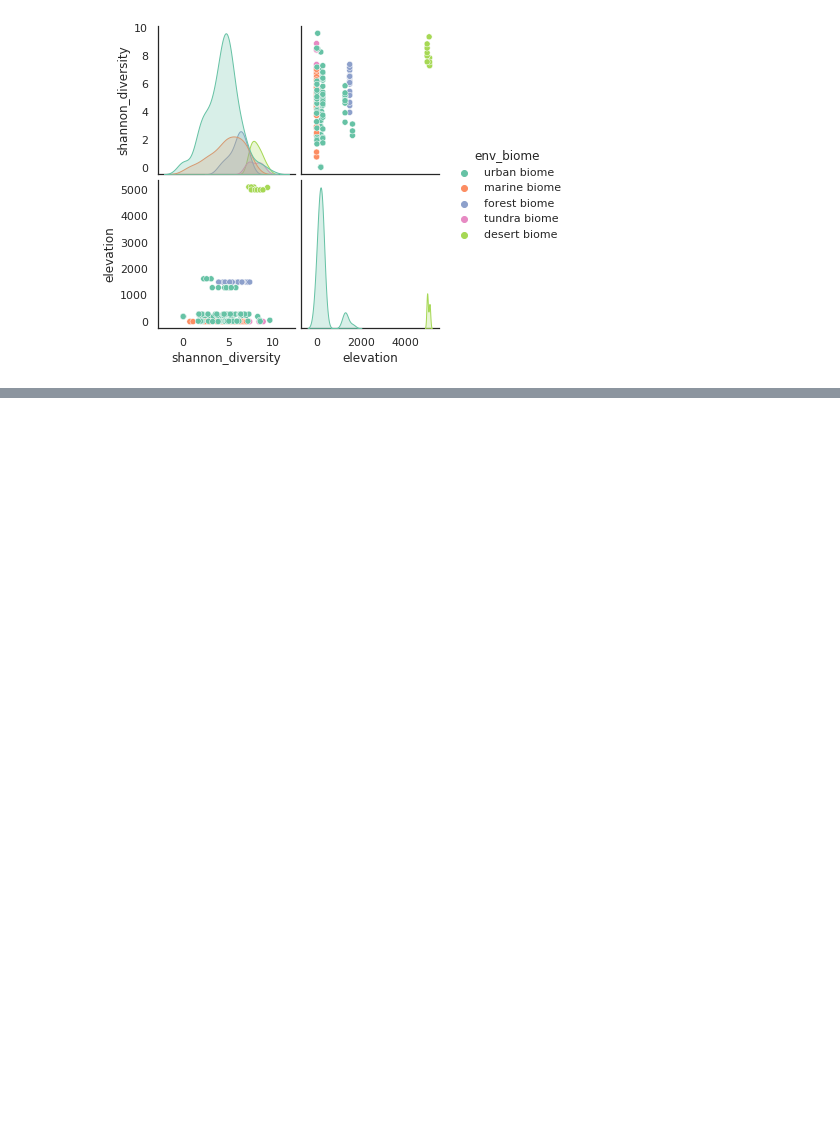
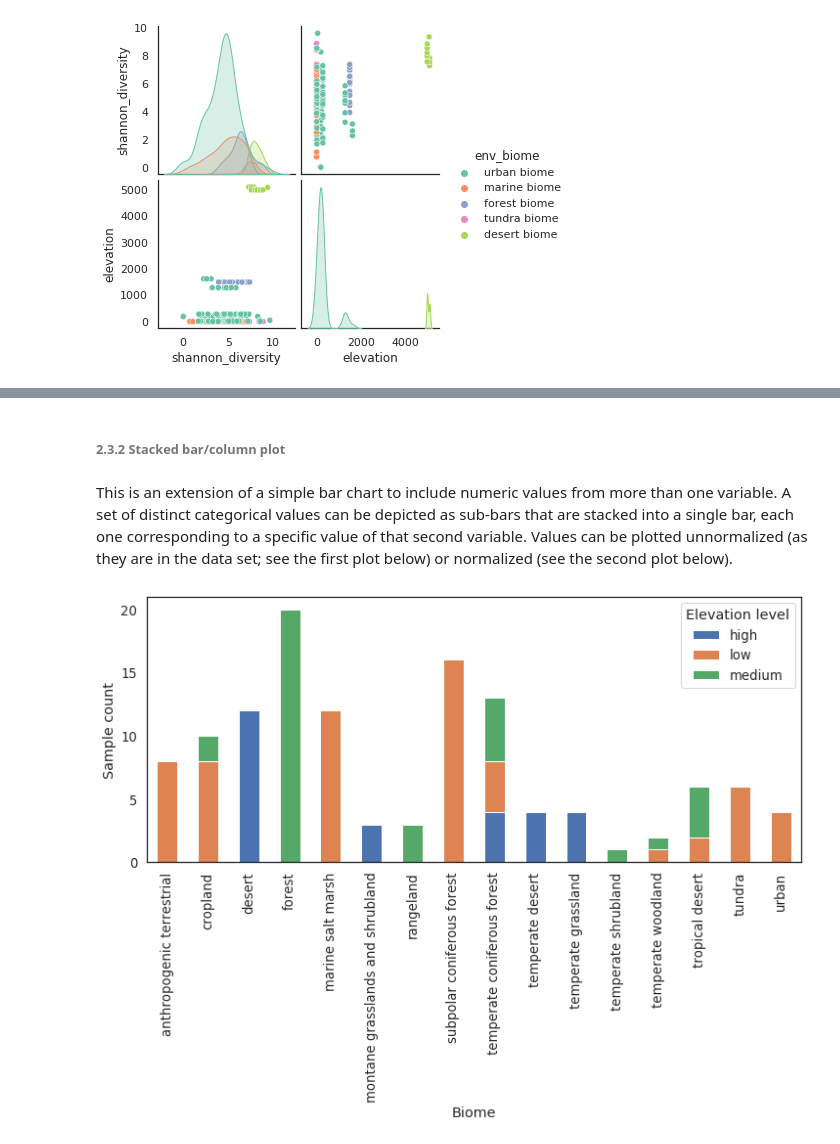
Before and after one commit to fsb-edu/DataVisualizationBook, a Jupyter notebook: DataVis_JB/chapters/chart_types.ipynb, the cells around one changed output, grey strips where cells are left out. Drawn from its saved outputs; the diff is of its cells as text; code cells hidden in the pictures; blank space fills up the shorter version.

```diff
--- a/DataVis_JB/chapters/chart_types.ipynb
+++ b/DataVis_JB/chapters/chart_types.ipynb
@@ -336,0 +370,31 @@ plt.show()
+# %% [markdown]
+###### 2.3.2 Stacked bar/column plot
+# %% [markdown]
+This is an extension of a simple bar chart to include numeric values from more than one variable. A set of distinct categorical values can be depicted as sub-bars that are stacked into a single bar, each one corresponding to a specific value of that second variable. Values can be plotted unnormalized (as they are in the data set; see the first plot below) or normalized (see the second plot below).
+# %%
+selection = (data['env_package'] == 'soil')
+subset = data.loc[selection, ['shannon_diversity', 'env_biome', 'elevation_level']]
+
+# we need to reshape the data sligthly before we can plot
+stacked = subset.groupby(['env_biome', 'elevation_level']) \
+                .count() \
+                .reset_index() \
+                .pivot('env_biome', 'elevation_level', 'shannon_diversity')
+
+sns.set(rc={'figure.figsize':(12, 5), 'font.family': ['DejaVu Sans']}, style='white')
+with sns.plotting_context("notebook", font_scale=1.2):
+    # matplotlib's bar plot
+    ax = stacked.plot(kind='bar', stacked=True)
+
+    # matplotlib's customization
+    ax.set_yticks(range(0, 21, 5))
+    ax.set_xlabel('Biome')
+    ax.set_ylabel('Sample count')
+    legend = ax.get_legend()
+    legend.set_title('Elevation level')
+
+    xlabels = ax.get_xticklabels()
+    xlabels = [l.get_text().replace(' biome', '') for l in xlabels]
+    ax.set_xticklabels(xlabels)
+# %% [output]
+[figure, added]
```
Also changed, not shown: parts of 13 cells of this notebook, 1 other file.
